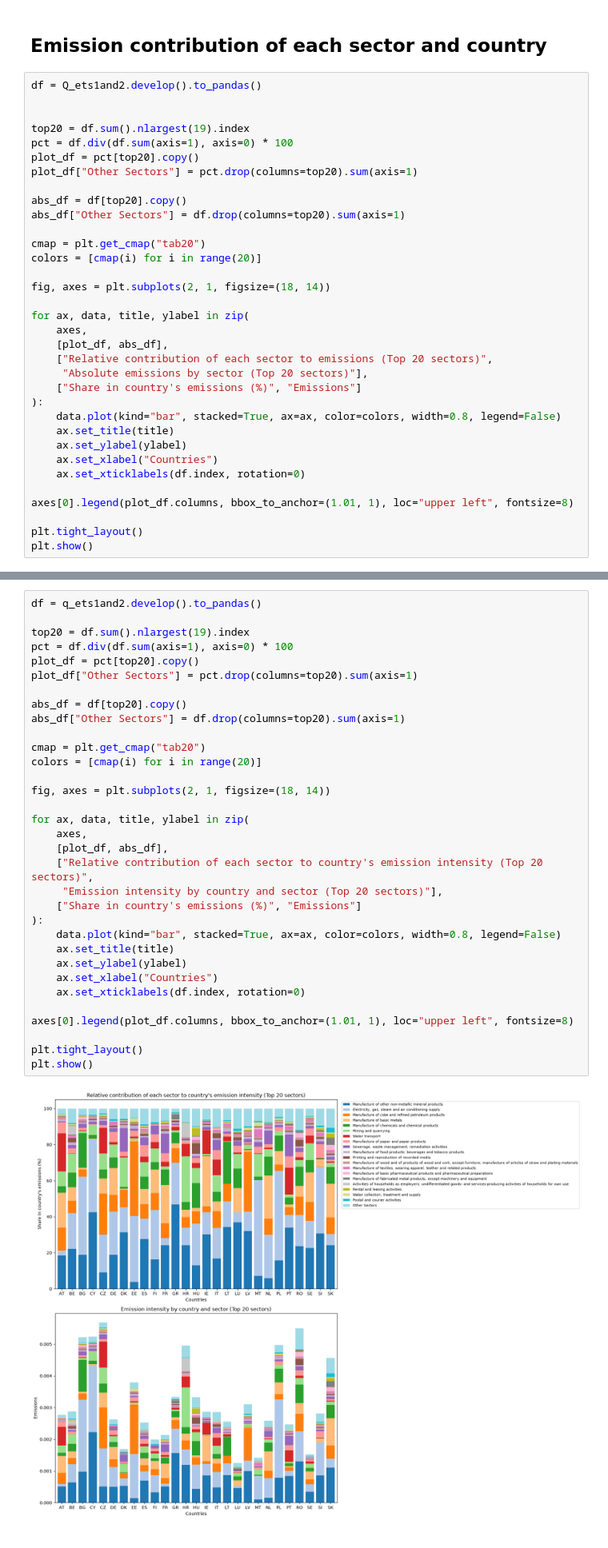
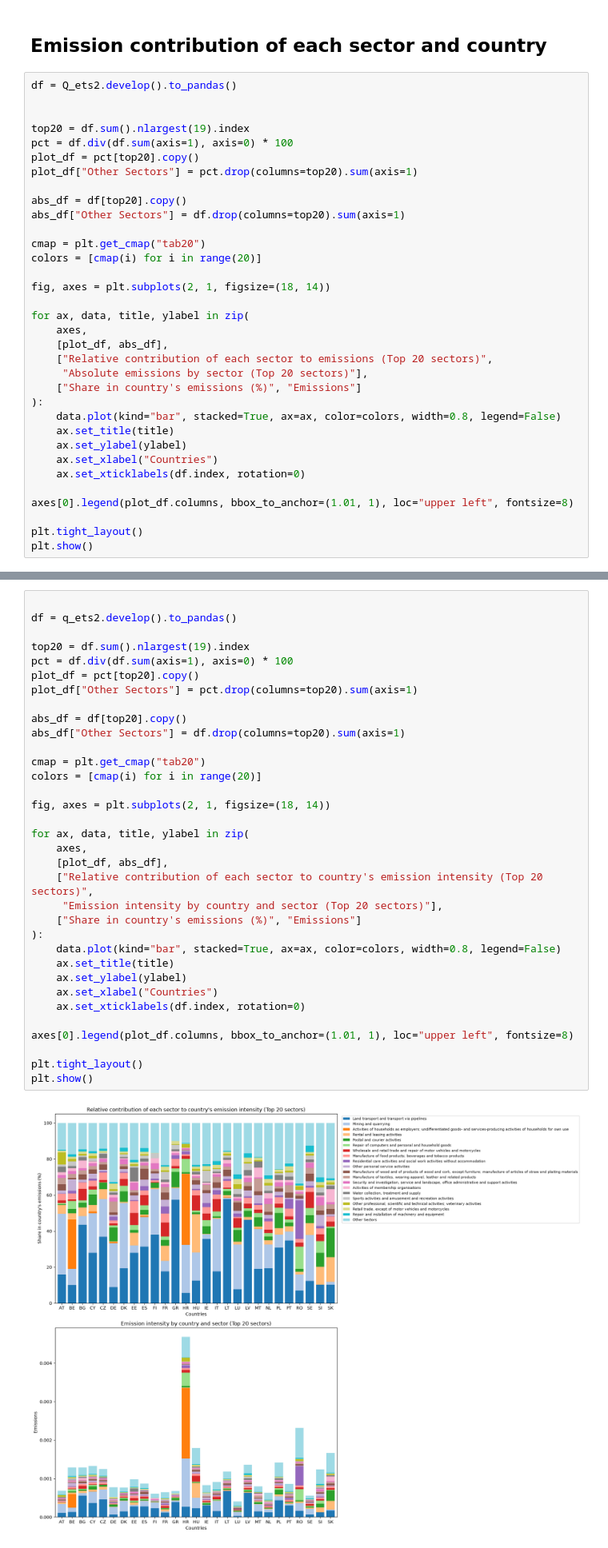
Before and after one commit to wirth-florian/eu-ets-inflation-impact, a Jupyter notebook: code/carbonflation_modelling.ipynb, the cells around one changed output, grey strips where cells are left out. Shown at 80% size. Cells and saved outputs as stored; diff of their text form.

```diff
--- a/code/carbonflation_modelling.ipynb
+++ b/code/carbonflation_modelling.ipynb
@@ -254,7 +274,7 @@ Name: share of emissions covered, dtype: float64
 # %% [markdown]
 ## Emission contribution of each sector and country
 # %%
-df = Q_ets1and2.develop().to_pandas()
+df = Q_ets2.develop().to_pandas()
 
 
 top20 = df.sum().nlargest(19).index
@@ -292,38 +312,39 @@ plt.show()
 # %%
-df = q_ets1and2.develop().to_pandas()
+
+df = q_ets2.develop().to_pandas()
 
 top20 = df.sum().nlargest(19).index
 pct = df.div(df.sum(axis=1), axis=0) * 100
 plot_df = pct[top20].copy()
 plot_df["Other Sectors"] = pct.drop(columns=top20).sum(axis=1)
 
 abs_df = df[top20].copy()
 abs_df["Other Sectors"] = df.drop(columns=top20).sum(axis=1)
 
 cmap = plt.get_cmap("tab20")
 colors = [cmap(i) for i in range(20)]
 
 fig, axes = plt.subplots(2, 1, figsize=(18, 14))
 
 for ax, data, title, ylabel in zip(
     axes,
     [plot_df, abs_df],
     ["Relative contribution of each sector to country's emission intensity (Top 20 sectors)",
      "Emission intensity by country and sector (Top 20 sectors)"],
     ["Share in country's emissions (%)", "Emissions"]
 ):
     data.plot(kind="bar", stacked=True, ax=ax, color=colors, width=0.8, legend=False)
     ax.set_title(title)
     ax.set_ylabel(ylabel)
     ax.set_xlabel("Countries")
     ax.set_xticklabels(df.index, rotation=0)
 
 axes[0].legend(plot_df.columns, bbox_to_anchor=(1.01, 1), loc="upper left", fontsize=8)
 
 plt.tight_layout()
 plt.show()
 # %% [output]
-[figure, old version]
+[figure, new version]
 # %% [markdown]
 ## Carbon model
 
```
Also changed, not shown: parts of 54 cells of this notebook, 21 other files.
